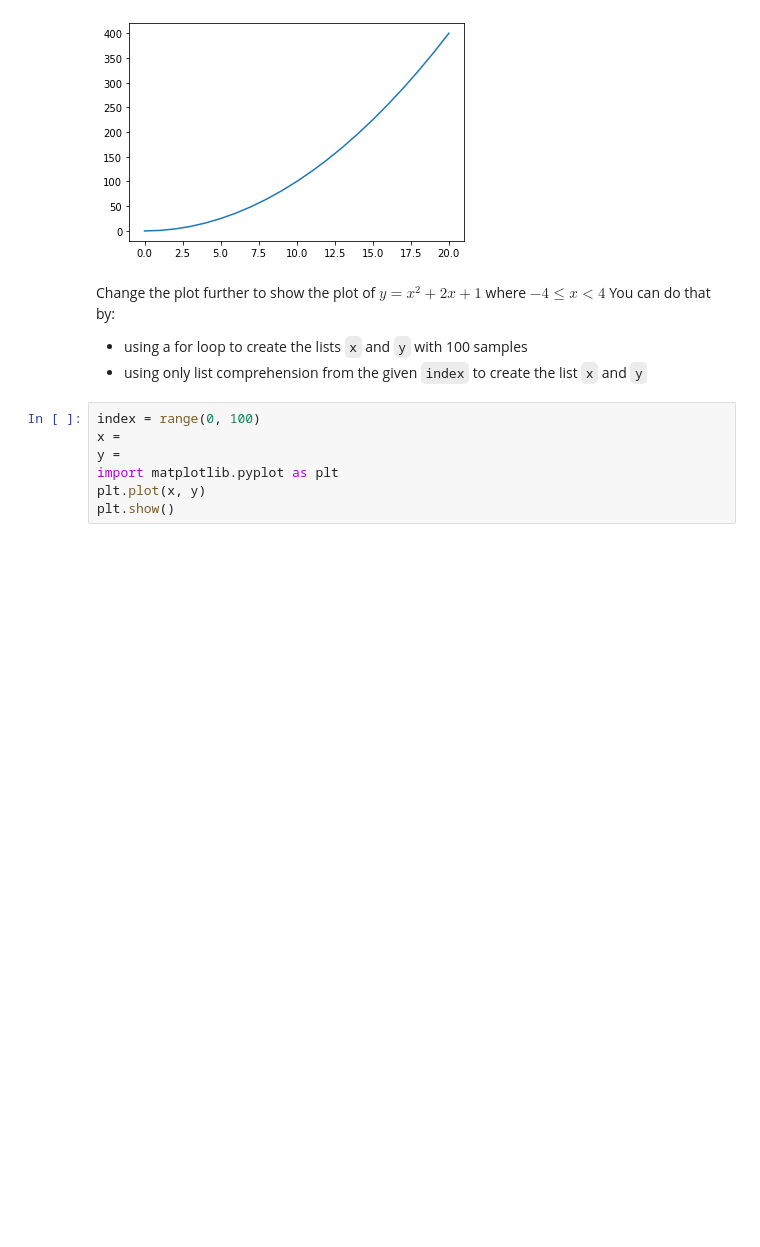
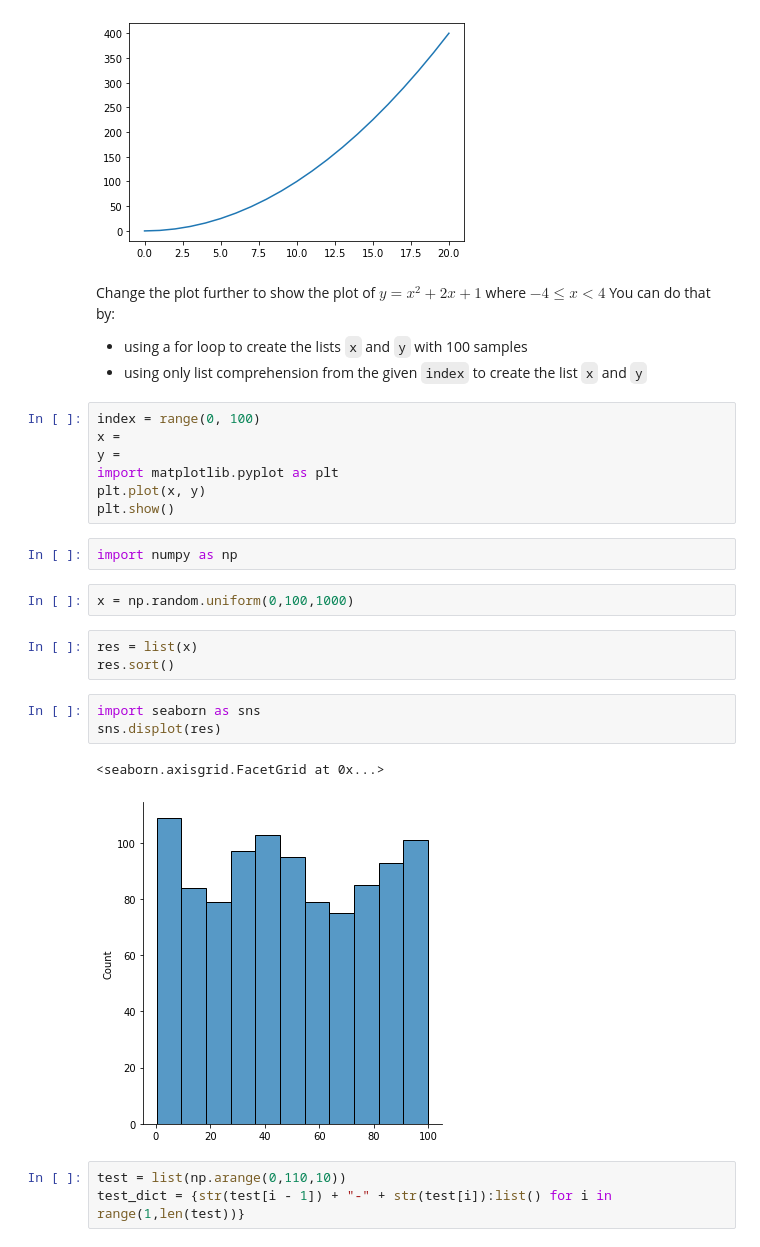
Before and after one commit to Pasindu19970808/Python-Bootcamp, a Jupyter notebook: Exercises.ipynb, the cells around one changed output. Drawn from its saved outputs; the diff is of its cells as text; blank space fills up the shorter version.

```diff
--- a/Exercises.ipynb
+++ b/Exercises.ipynb
@@ -101,3 +101,19 @@ y =
 import matplotlib.pyplot as plt
 plt.plot(x, y)
 plt.show()
+# %%
+import numpy as np
+# %%
+x = np.random.uniform(0,100,1000)
+# %%
+res = list(x)
+res.sort()
+# %%
+import seaborn as sns
+sns.displot(res)
+# %% [output]
+<seaborn.axisgrid.FacetGrid at 0x...>
+[figure, added]
+# %%
+test = list(np.arange(0,110,10))
+test_dict = {str(test[i - 1]) + "-" + str(test[i]):list() for i in range(1,len(test))}
```
Also changed, not shown: parts of 10 cells of this notebook.
